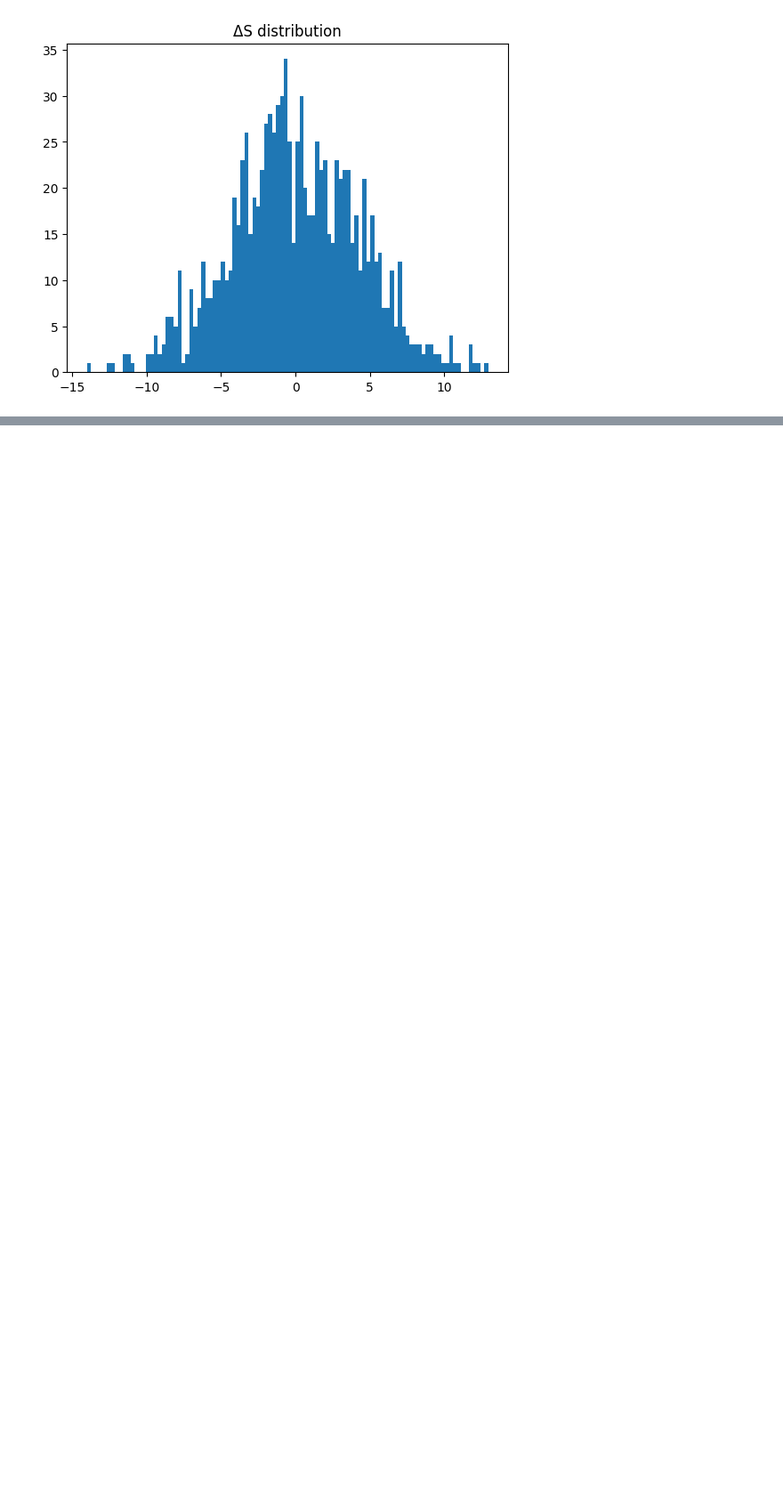
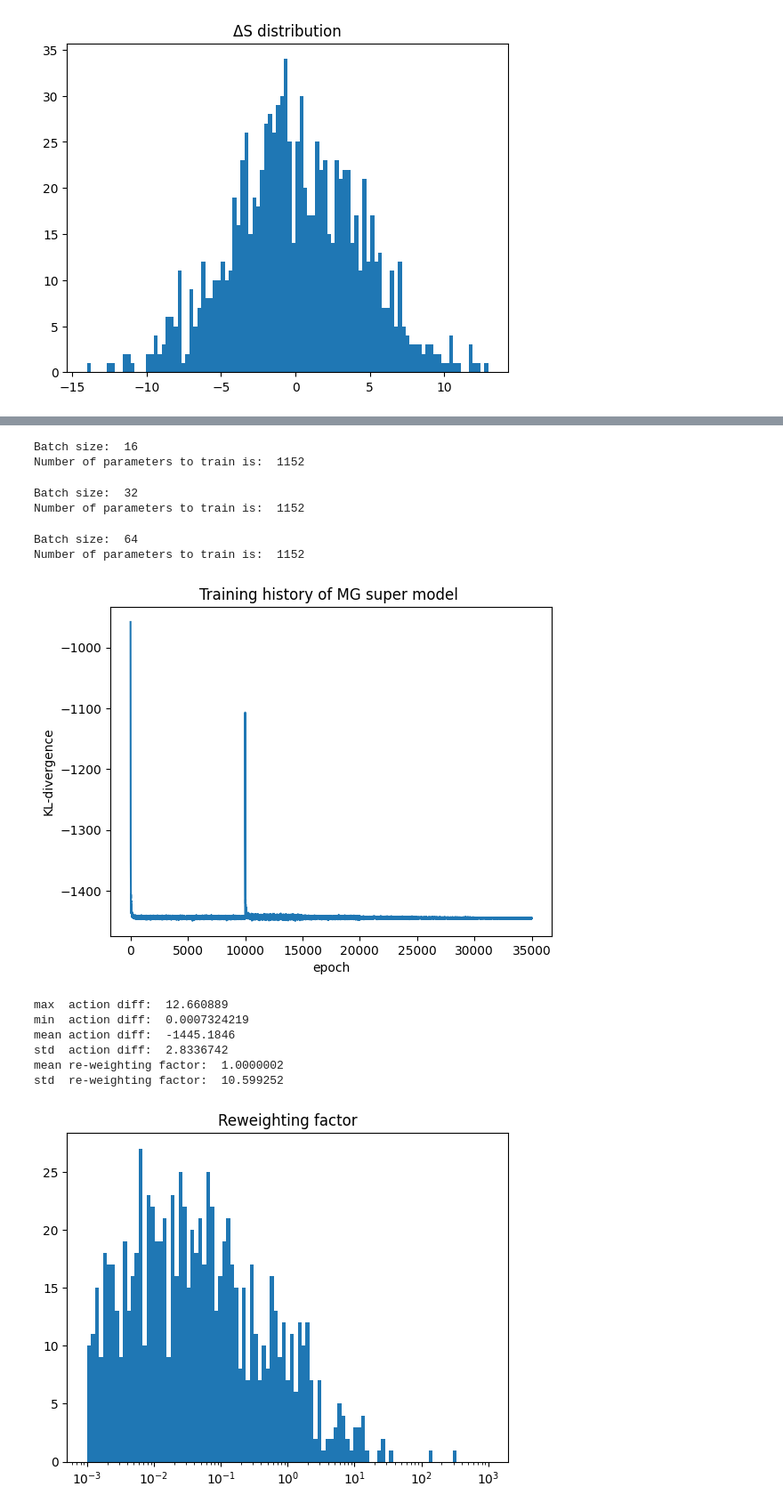
Before and after one commit to orginos/torchQFT, a Jupyter notebook: stacked_mg.ipynb, the cells around one changed output, grey strips where cells are left out. Shown at 89% size. Drawn from its saved outputs; the diff is of its cells as text; code cells hidden in the pictures; blank space fills up the shorter version.

```diff
--- a/stacked_mg.ipynb
+++ b/stacked_mg.ipynb
@@ -506,8 +540,9 @@ print("parameter count: ",c)
 # %%
-hoss_hist = []
+loss_hist = []
 for b in [4,8,16,32,64]:
     print("Batch size: ",b)
     ll=trainSM( sm3,levels=[], epochs=5000,batch_size=b,super_batch_size=1)
     loss_hist.extend(ll)
 plot_loss(loss_hist)
 validate(1024,sm3)
+# %% [output]
@@ -513,0 +553,14 @@ validate(1024,sm3)
+Batch size:  16
+Number of parameters to train is:  1152
+Batch size:  32
+Number of parameters to train is:  1152
+Batch size:  64
+Number of parameters to train is:  1152
+[figure, added]
+max  action diff:  12.660889
+min  action diff:  0.0007324219
+mean action diff:  -1445.1846
+std  action diff:  2.8336742
+mean re-weighting factor:  1.0000002
+std  re-weighting factor:  10.599252
+[figure, added]
```
Also changed, not shown: parts of 13 cells of this notebook, 2 other files.
